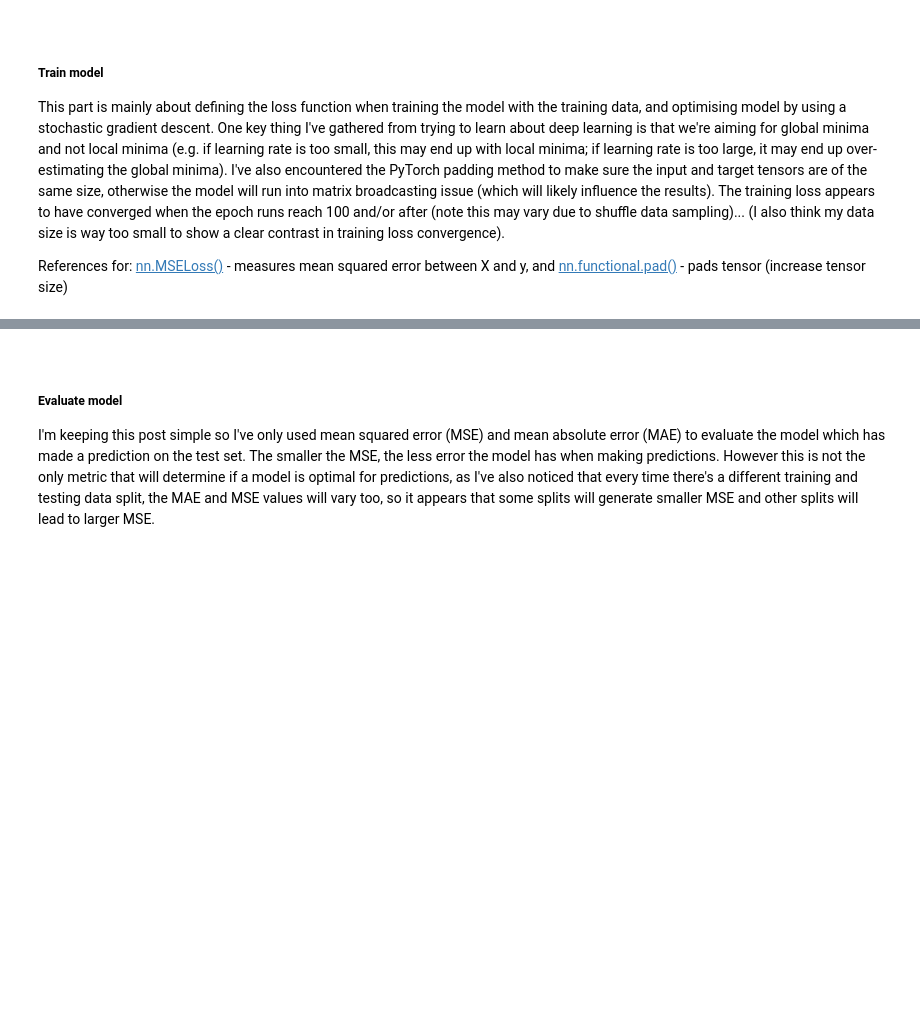
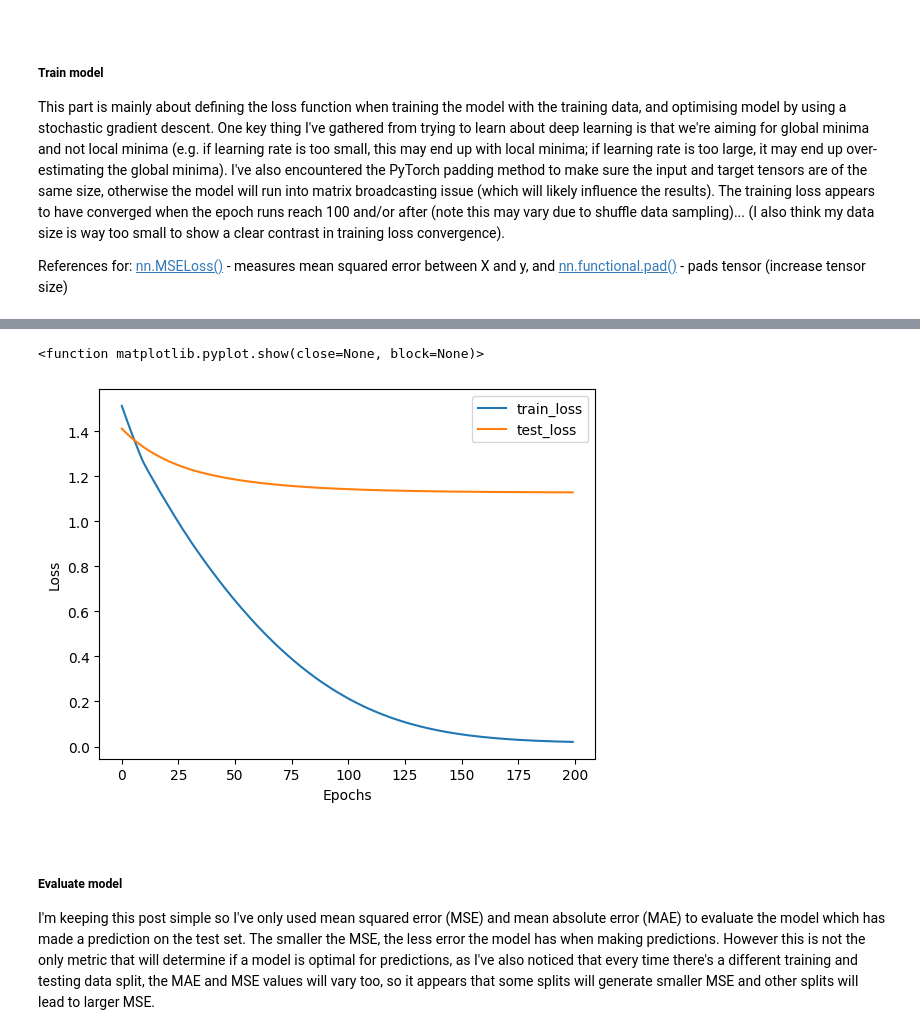
Before and after one commit to jhylin/Adverse_drug_reactions, a Jupyter notebook: 2_ADR_regressor.ipynb, the cells around one changed output, grey strips where cells are left out. Saved outputs shown, nothing was run; the diff lists cells and outputs as text; code cells hidden in the pictures; blank space fills up the shorter version.

Commit message:
Added test loss & plot

```diff
--- a/2_ADR_regressor.ipynb
+++ b/2_ADR_regressor.ipynb
@@ -482,6 +483,12 @@ batch_size = 1
 
 # Create a dataset loader
 train_dl = DataLoader(train_data, batch_size, shuffle = True)
+# %%
+# Create another PyTorch dataset on testing data set
+test_data = TensorDataset(X_test[None], y_test[None])
+torch.manual_seed(1)
+batch_size = 1
+test_dl = DataLoader(test_data, batch_size, shuffle=True)
 # %% [markdown]
 <br>
 
@@ -565,6 +572,9 @@ num_epochs = 200
 # Set the log output to show training loss - for every 20 epochs
 log_epochs = 20
 torch.manual_seed(1)
+# Create empty lists to save training loss (for training and testing/validation sets)
+train_epoch_loss = []
+test_epoch_loss = []
 
 #  Predict via training X_batch & obtain loss via loss function from X_batch & y_batch
 for epoch in range(num_epochs):
@@ -586,4 +596,6 @@ for epoch in range(num_epochs):
 
     if epoch % log_epochs == 0:
         print(f"Epoch {epoch} Loss {train_loss/len(train_dl):.4f}")
+
+    train_epoch_loss.append(train_loss)
 # %% [output]
@@ -599,0 +612,23 @@ Epoch 180 Loss 1.3461
+# %%
+# Predict via testing X_batch & obtain loss via loss function from X_batch & y_batch
+for epoch in range(num_epochs):
+    test_loss = 0
+    for X_batch, y_batch in test_dl:
+        # Make predictions
+        predict_test = model(X_batch)[:, 0]
+        # Make input tensors the same size as y_batch tensors
+        predict_pad_test = F.pad(predict_test[None], pad=(1, 0, 0, 0))
+        # Calculate training loss
+        loss = loss_f(predict_pad_test, y_batch)
+        # Calculate gradients (backpropagations)
+        loss.backward(retain_graph=True)
+        # Update parameters using gradients
+        optim.step()
+        # Reset gradients back to zero
+        optim.zero_grad()
+        test_loss += loss.item()
+
+    if epoch % log_epochs == 0:
+        print(f"Epoch {epoch} Loss {test_loss/len(test_dl):.4f}")
+
+    test_epoch_loss.append(test_loss)
@@ -600,3 +646,14 @@ Epoch 180 Loss 1.3461
+# %%
+# Plots
+plt.plot(train_epoch_loss, label="train_loss")
+plt.plot(test_epoch_loss, label="test_loss")
+plt.xlabel("Epochs")
+plt.ylabel("Loss")
+plt.legend()
+plt.show
+# %% [output]
+<function matplotlib.pyplot.show(close=None, block=None)>
+[figure, added]
 # %% [markdown]
 <br>
 
```
Also changed, not shown: parts of 16 cells of this notebook.
